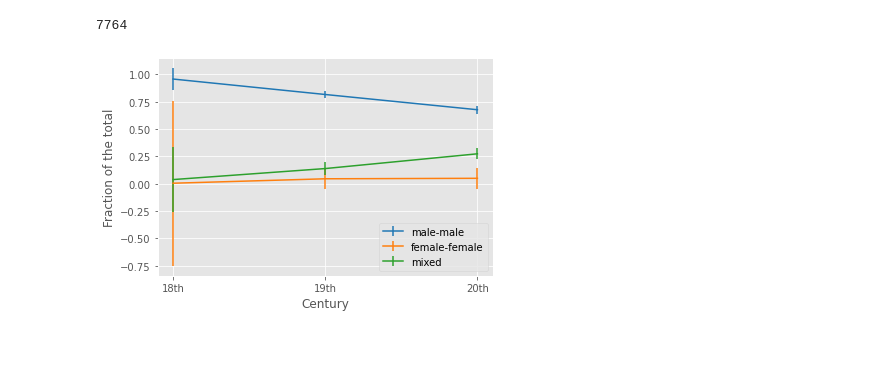
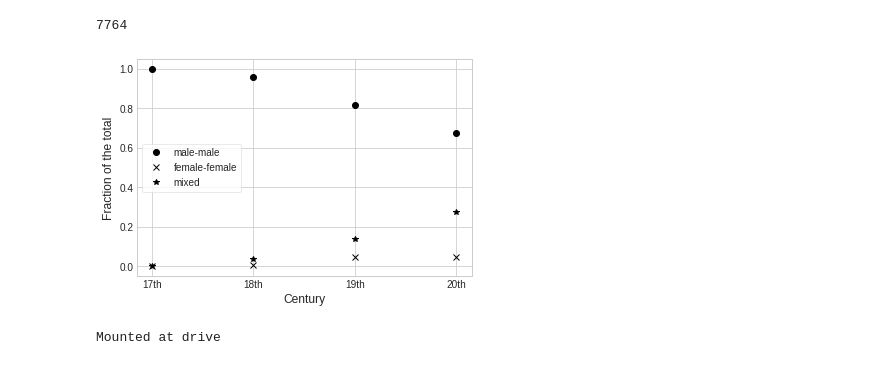
Before and after one commit to biohackathon2021/project-12, a Jupyter notebook: age_differences.ipynb, the cells around one changed output. Drawn from its saved outputs; the diff is of its cells as text; code cells hidden in the pictures.

```diff
--- a/age_differences.ipynb
+++ b/age_differences.ipynb
@@ -18,15 +18,6 @@ import statistics
 import scipy
 import scipy.stats
 matplotlib.rcParams['image.cmap'] = 'viridis'
-
-from cycler import cycler
-colors = [
-    '#1f77b4', '#ff7f0e', '#2ca02c',
-    '#d62728', '#9467bd', '#8c564b',
-    '#e377c2', '#7f7f7f', '#bcbd22',
-    '#17becf'
-]
-matplotlib.rcParams['axes.prop_cycle'] = cycler('color', colors)
 # %%
 print(plt.style.available)
 # %% [output]
@@ -360,22 +351,25 @@ len(results)
 # %% [output]
 7764
 # %%
-x = ['18th', '19th', '20th']
-ratio_mmff = [int(b) / int(m) * 100 for b,m in zip(r_ff[1:4], r_mm[1:4])]
-mm_s = [int(b) / int(m) for b,m in zip(r_mm[1:4],total[1:4])]
-mm_err = [math.sqrt((math.sqrt(b)/b + math.sqrt(m)/m)**2) for b,m in zip(r_mm[1:4],total[1:4])]
-ff_s = [int(b) / int(m) for b,m in zip(r_ff[1:4],total[1:4])]
-ff_err = [math.sqrt((math.sqrt(b)/b + math.sqrt(m)/m)**2) for b,m in zip(r_ff[1:4],total[1:4])]
-mixed_s = [int(b) / int(m) for b,m in zip(r_mixed[1:4],total[1:4])]
-mixed_err = [math.sqrt((math.sqrt(b)/b + math.sqrt(m)/m)**2) for b,m in zip(r_mixed[1:4],total[1:4])]
+x = ['17th', '18th', '19th', '20th']
+ratio_mmff = [int(b) / int(m) * 100 for b,m in zip(r_ff[0:4], r_mm[0:4])]
+mm_s = [int(b) / int(m) for b,m in zip(r_mm[0:4],total[0:4])]
+#mm_err = [math.sqrt((math.sqrt(b)/b + math.sqrt(m)/m)**2) for b,m in zip(r_mm[1:4],total[1:4])]
+ff_s = [int(b) / int(m) for b,m in zip(r_ff[0:4],total[0:4])]
+#ff_err = [math.sqrt((math.sqrt(b)/b + math.sqrt(m)/m)**2) for b,m in zip(r_ff[1:4],total[1:4])]
+mixed_s = [int(b) / int(m) for b,m in zip(r_mixed[0:4],total[0:4])]
+#mixed_err = [math.sqrt((math.sqrt(b)/b + math.sqrt(m)/m)**2) for b,m in zip(r_mixed[1:4],total[1:4])]
 # %%
 plt.xlabel('Century')
 plt.ylabel('Fraction of the total')
-plt.errorbar(x, mm_s, mm_err, label = 'male-male')
-plt.errorbar(x, ff_s, ff_err, label = 'female-female')
-plt.errorbar(x, mixed_s, mixed_err, label = 'mixed')
-plt.legend(loc='lower right')
-plt.viridis()
+plt.plot(x, mm_s,'o', color='black',
+            label = 'male-male')
+plt.plot(x, ff_s,'x', color='black',
+             label = 'female-female')
+plt.plot(x, mixed_s, '*', color='black',
+             label = 'mixed')
+plt.legend(loc='center left', frameon=True)
+plt.style.use('seaborn-whitegrid')
 plt.show()
 # %% [output]
-[figure, old version]
+[figure, new version]
@@ -387,0 +376,8 @@ set_with_dataframe(sheet, results)
+# %%
+results.to_csv('results.csv')
+
+from google.colab import drive
+drive.mount('drive')
+!cp results.csv "drive/My Drive/"
+# %% [output]
+Mounted at drive
```
Also changed, not shown: parts of 2 cells of this notebook.
